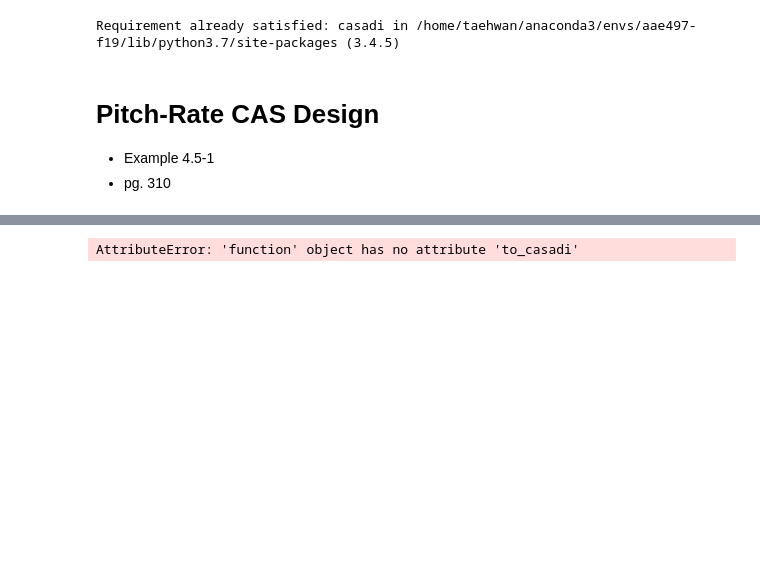
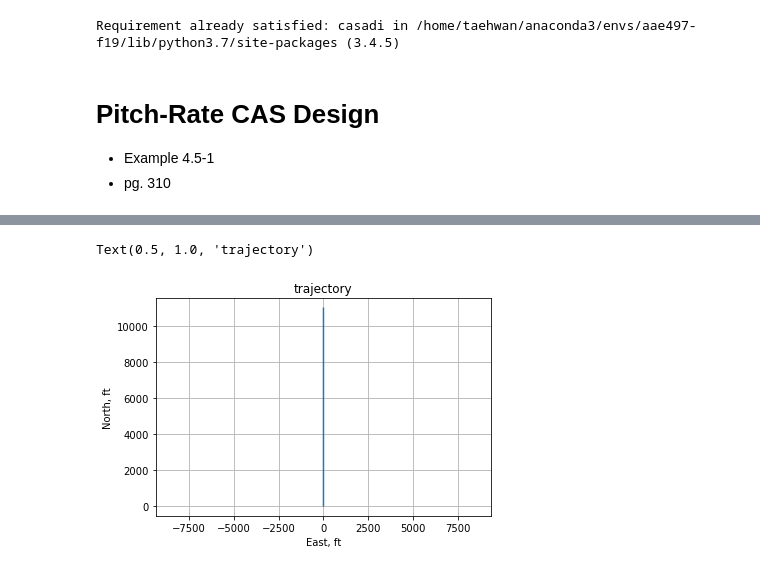
Before and after one commit to jgoppert/aae497-f19, a Jupyter notebook: python/lectures/2-F16-Intro.ipynb, the cells around one changed output, grey strips where cells are left out. Drawn from its saved outputs; the diff is of its cells as text; code cells hidden in the pictures; blank space fills up the shorter version.

```diff
--- a/python/lectures/2-F16-Intro.ipynb
+++ b/python/lectures/2-F16-Intro.ipynb
@@ -49,13 +50,14 @@ AttributeError: 'function' object has no attribute 'to_casadi'
 # %%
-res = f16.simulate(x0, f_control, p, 0, 20, 0.01)
+res = f16.simulate(x0, u0, p, 0, 20, 0.01)
 
 plt.plot(res['x'][:, f16.State().name_to_index('p_E')], res['x'][:, f16.State().name_to_index('p_N')])
 plt.axis('equal');
 plt.xlabel('East, ft')
 plt.ylabel('North, ft')
 plt.grid()
 plt.title('trajectory')
 # %% [output]
-AttributeError: 'function' object has no attribute 'to_casadi'
+Text(0.5, 1.0, 'trajectory')
+[figure, added]
 # %%
 ss = f16.linearize(x0, u0, p)
```
Also changed, not shown: parts of 5 cells of this notebook.
